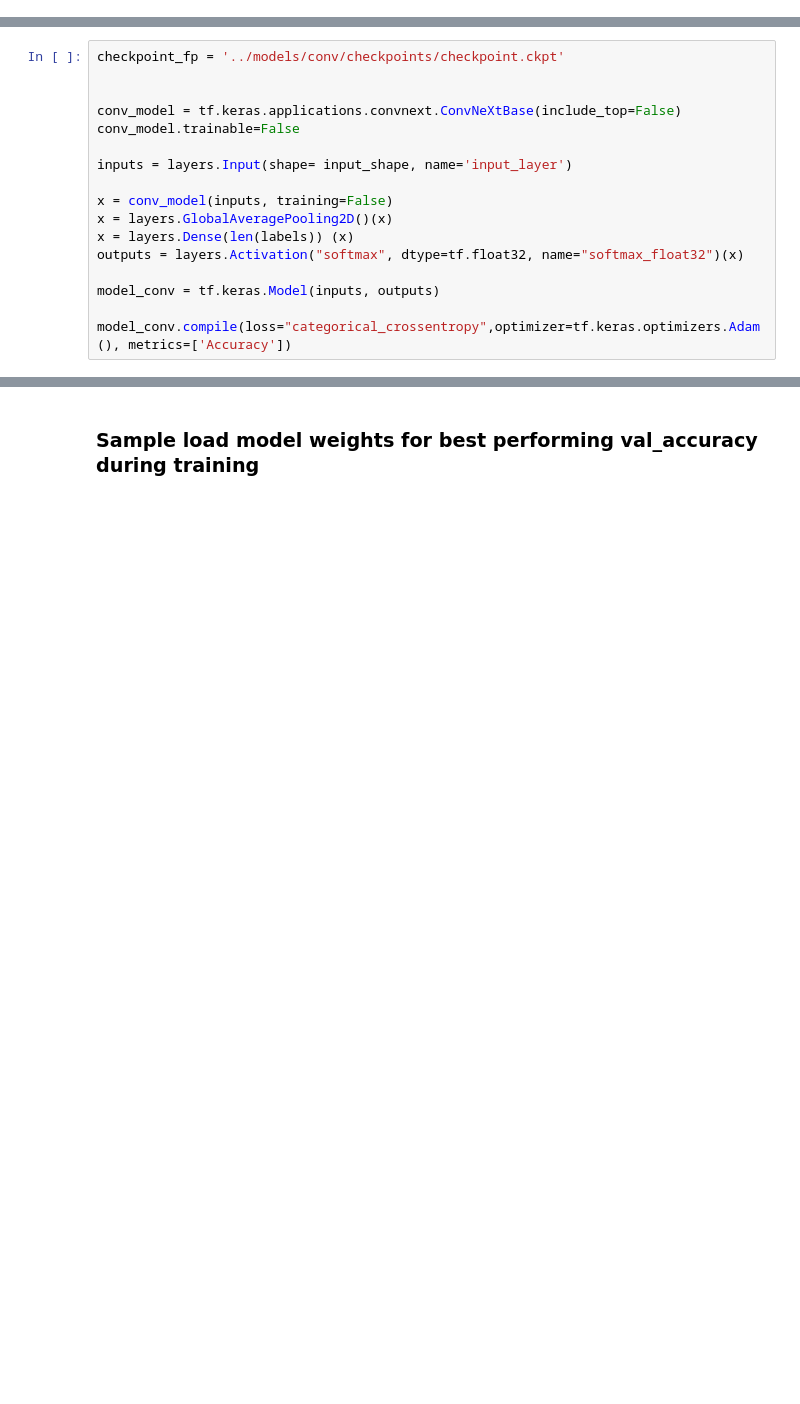
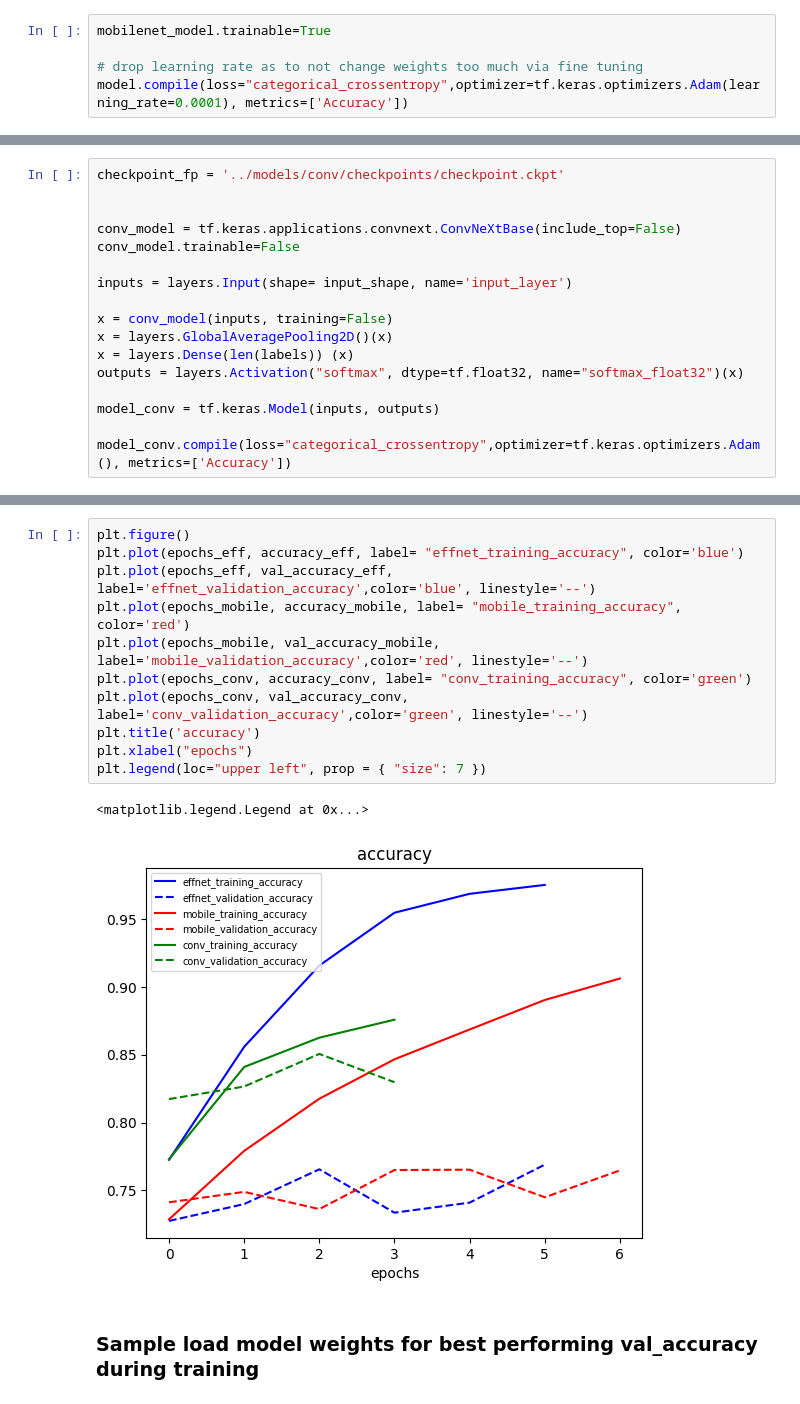
Before and after one commit to ivan-usd/quickeats, a Jupyter notebook: notebooks/model_ivan.ipynb, the cells around one changed output, grey strips where cells are left out. Drawn from its saved outputs; the diff is of its cells as text; blank space fills up the shorter version.

```diff
--- a/notebooks/model_ivan.ipynb
+++ b/notebooks/model_ivan.ipynb
@@ -221,0 +270,5 @@ INFO:tensorflow:Assets written to: ../models/eff_net/model_full_tune\assets
+# %%
+mobilenet_model.trainable=True
+
+# drop learning rate as to not change weights too much via fine tuning
+model.compile(loss="categorical_crossentropy",optimizer=tf.keras.optimizers.Adam(learning_rate=0.0001), metrics=['Accuracy'])
@@ -291,3 +418,17 @@ model_conv.save('../models/conv/tuned_model')
+# %%
+plt.figure()
+plt.plot(epochs_eff, accuracy_eff, label= "effnet_training_accuracy", color='blue')
+plt.plot(epochs_eff, val_accuracy_eff, label='effnet_validation_accuracy',color='blue', linestyle='--')
+plt.plot(epochs_mobile, accuracy_mobile, label= "mobile_training_accuracy", color='red')
+plt.plot(epochs_mobile, val_accuracy_mobile, label='mobile_validation_accuracy',color='red', linestyle='--')
+plt.plot(epochs_conv, accuracy_conv, label= "conv_training_accuracy", color='green')
+plt.plot(epochs_conv, val_accuracy_conv, label='conv_validation_accuracy',color='green', linestyle='--')
+plt.title('accuracy')
+plt.xlabel("epochs")
+plt.legend(loc="upper left", prop = { "size": 7 })
+# %% [output]
+<matplotlib.legend.Legend at 0x...>
+[figure, added]
 # %% [markdown]
 ### Sample load model weights for best performing val_accuracy during training
 # %%
```
Also changed, not shown: parts of 25 cells of this notebook.
